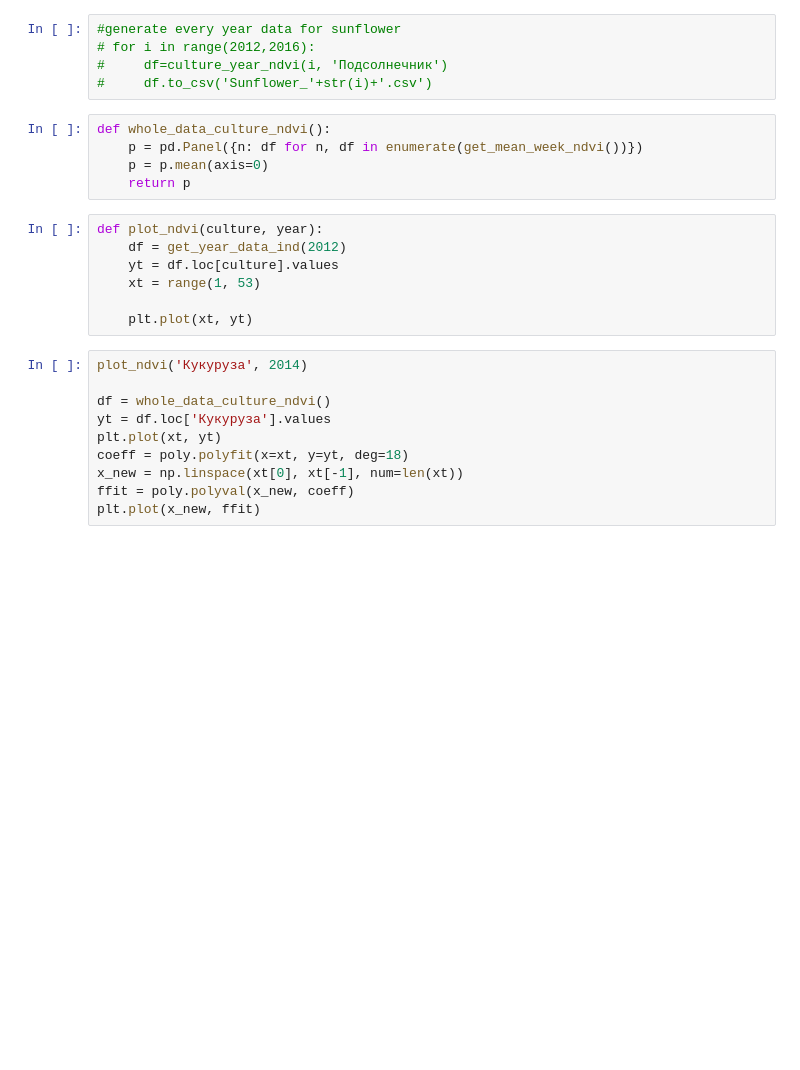
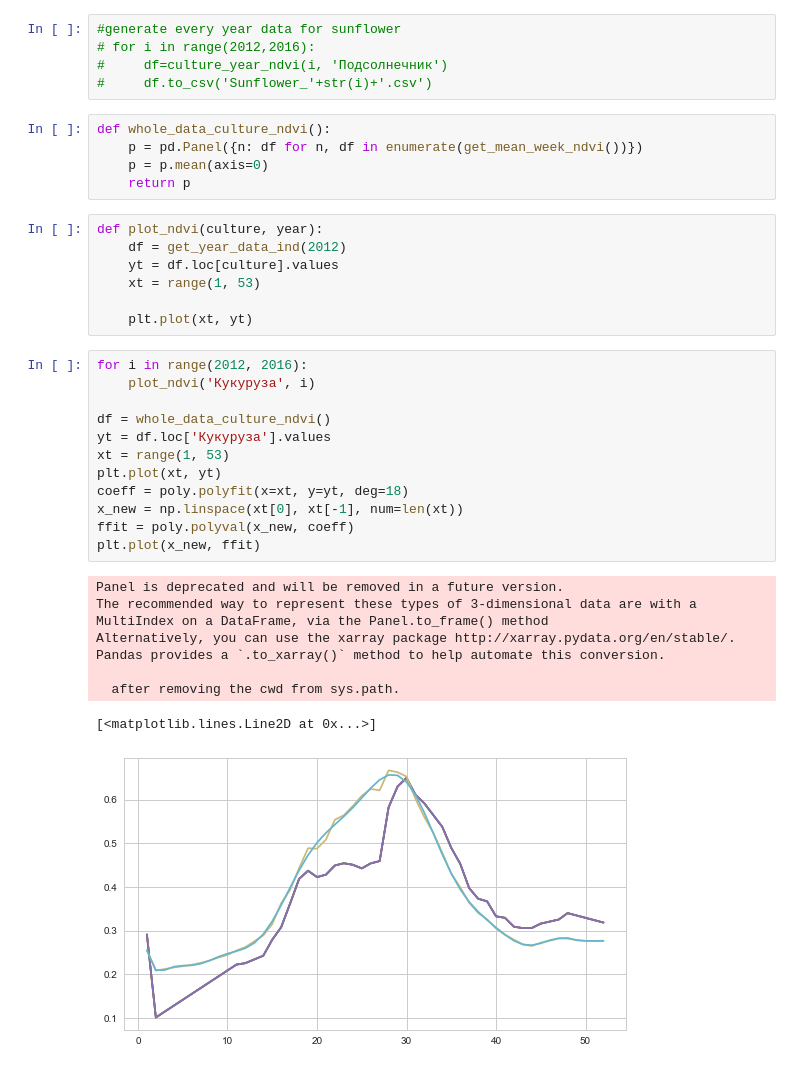
Before and after one commit to DFS-UCU/UkrainianAgriculture, a Jupyter notebook: notebooks/NDVI_normalized.ipynb, the cells around one changed output. Cells and saved outputs as stored; diff of their text form; blank space fills up the shorter version.

Commit message:
fix curve fit

```diff
--- a/notebooks/NDVI_normalized.ipynb
+++ b/notebooks/NDVI_normalized.ipynb
@@ -121,12 +121,23 @@ def plot_ndvi(culture, year):
 
     plt.plot(xt, yt)
 # %%
-plot_ndvi('Кукуруза', 2014)
+for i in range(2012, 2016):
+    plot_ndvi('Кукуруза', i)
 
 df = whole_data_culture_ndvi()
 yt = df.loc['Кукуруза'].values
+xt = range(1, 53)
 plt.plot(xt, yt)
 coeff = poly.polyfit(x=xt, y=yt, deg=18)
 x_new = np.linspace(xt[0], xt[-1], num=len(xt))
 ffit = poly.polyval(x_new, coeff)
 plt.plot(x_new, ffit)
+# %% [output]
+Panel is deprecated and will be removed in a future version.
+The recommended way to represent these types of 3-dimensional data are with a MultiIndex on a DataFrame, via the Panel.to_frame() method
+Alternatively, you can use the xarray package http://xarray.pydata.org/en/stable/.
+Pandas provides a `.to_xarray()` method to help automate this conversion.
+
+  after removing the cwd from sys.path.
+[<matplotlib.lines.Line2D at 0x...>]
+[figure, added]
```
